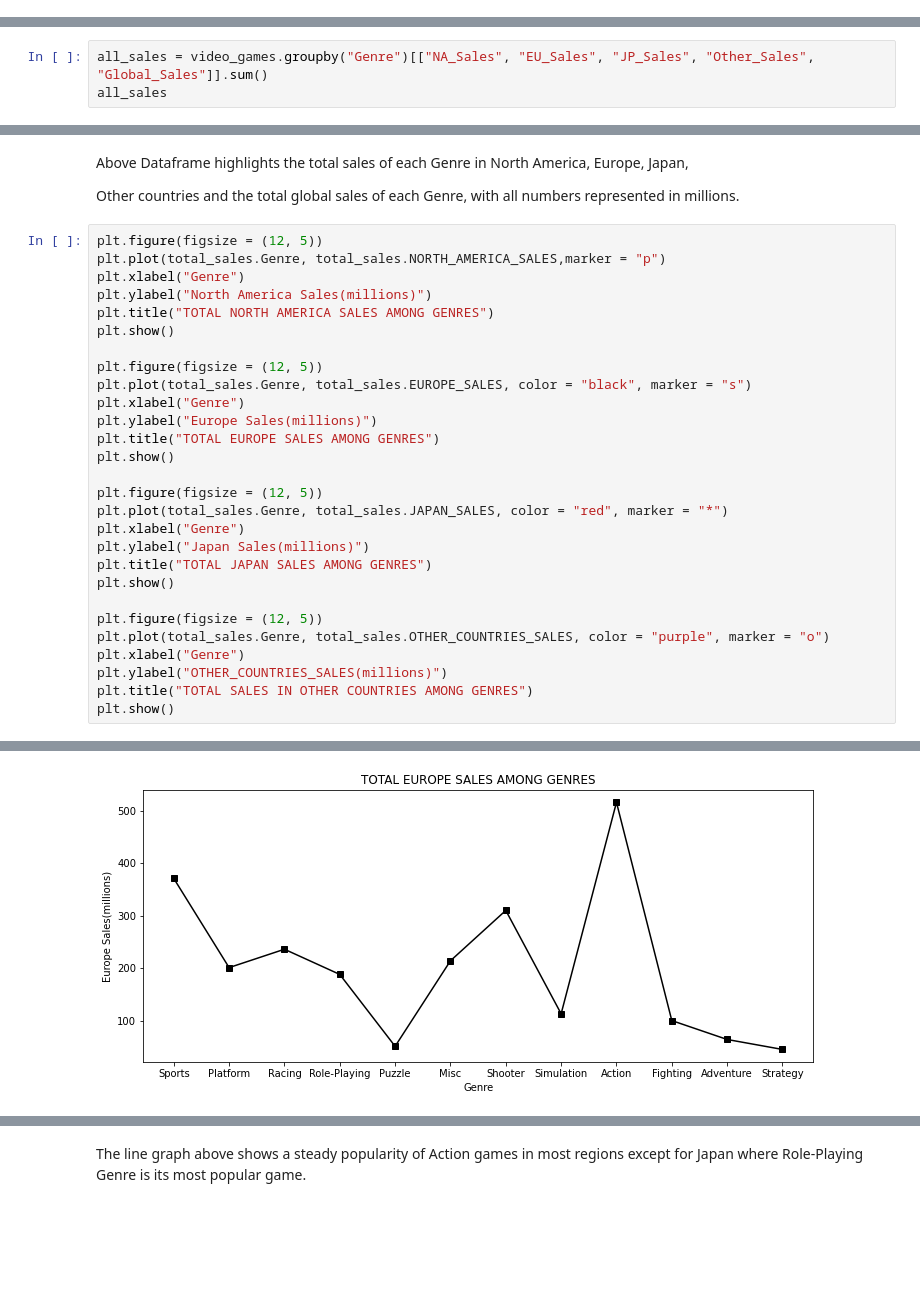
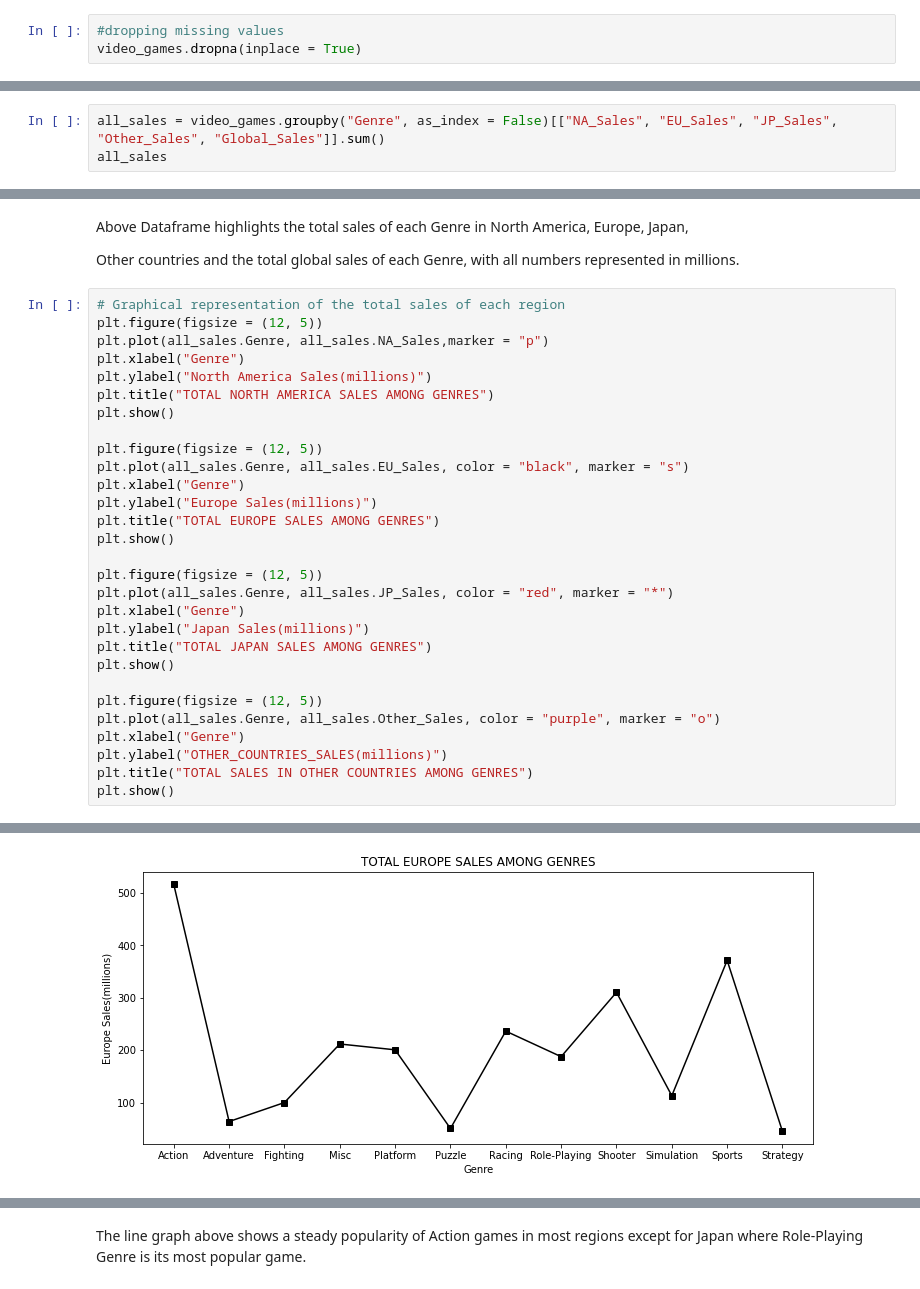
Before and after one commit to cappymayor/worldwide_game_EDA, a Jupyter notebook: Notebook/Video-games-analysis.ipynb, the cells around one changed output, grey strips where cells are left out. Saved outputs shown, nothing was run; the diff lists cells and outputs as text; blank space fills up the shorter version.

```diff
--- a/Notebook/Video-games-analysis.ipynb
+++ b/Notebook/Video-games-analysis.ipynb
@@ -100,0 +61,3 @@ Above Dataframe shows the top 10 game publishers, Electronic Arts dominates the
+# %%
+#dropping missing values
+video_games.dropna(inplace = True)
@@ -145,6 +192,6 @@ plt.show()
 The variablity visualization above makes it evident on how the sales in all regions varies from one another , which confirm
 again that the North America sales has the highest standard of deviation with other countries sales being least .
 # %%
-all_sales = video_games.groupby("Genre")[["NA_Sales", "EU_Sales", "JP_Sales", "Other_Sales", "Global_Sales"]].sum()
+all_sales = video_games.groupby("Genre", as_index = False)[["NA_Sales", "EU_Sales", "JP_Sales", "Other_Sales", "Global_Sales"]].sum()
 all_sales
 # %% [output]
@@ -190,29 +213,30 @@ Above Dataframe highlights the total sales of each Genre in North America, Europ
 
 Other countries and the total global sales of each Genre, with all numbers represented in millions.
 # %%
+# Graphical representation of the total sales of each region
 plt.figure(figsize = (12, 5))
-plt.plot(total_sales.Genre, total_sales.NORTH_AMERICA_SALES,marker = "p")
+plt.plot(all_sales.Genre, all_sales.NA_Sales,marker = "p")
 plt.xlabel("Genre")
 plt.ylabel("North America Sales(millions)")
 plt.title("TOTAL NORTH AMERICA SALES AMONG GENRES")
 plt.show()
 
 plt.figure(figsize = (12, 5))
-plt.plot(total_sales.Genre, total_sales.EUROPE_SALES, color = "black", marker = "s")
+plt.plot(all_sales.Genre, all_sales.EU_Sales, color = "black", marker = "s")
 plt.xlabel("Genre")
 plt.ylabel("Europe Sales(millions)")
 plt.title("TOTAL EUROPE SALES AMONG GENRES")
 plt.show()
 
 plt.figure(figsize = (12, 5))
-plt.plot(total_sales.Genre, total_sales.JAPAN_SALES, color = "red", marker = "*")
+plt.plot(all_sales.Genre, all_sales.JP_Sales, color = "red", marker = "*")
 plt.xlabel("Genre")
 plt.ylabel("Japan Sales(millions)")
 plt.title("TOTAL JAPAN SALES AMONG GENRES")
 plt.show()
 
 plt.figure(figsize = (12, 5))
-plt.plot(total_sales.Genre, total_sales.OTHER_COUNTRIES_SALES, color = "purple", marker = "o")
+plt.plot(all_sales.Genre, all_sales.Other_Sales, color = "purple", marker = "o")
 plt.xlabel("Genre")
 plt.ylabel("OTHER_COUNTRIES_SALES(millions)")
 plt.title("TOTAL SALES IN OTHER COUNTRIES AMONG GENRES")
@@ -222 +246 @@ plt.show()
-[figure, old version]
+[figure, new version]
```
Also changed, not shown: parts of 23 cells of this notebook.
